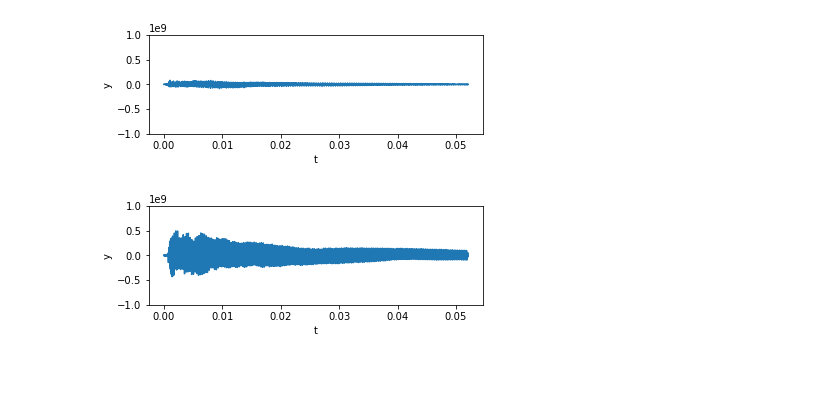
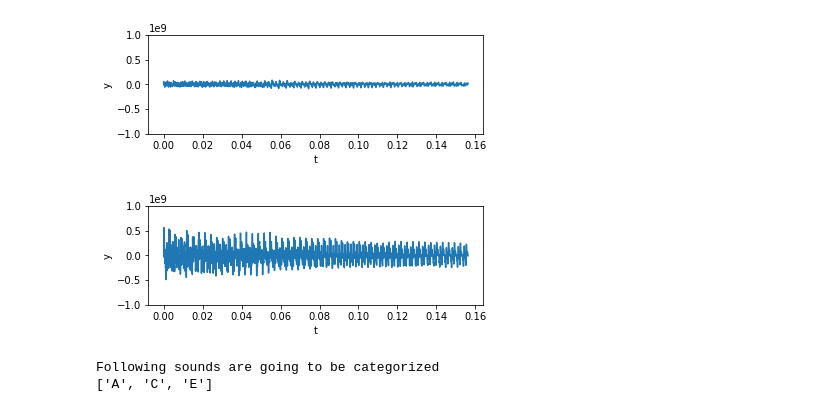
Before and after one commit to alexander-rykhlitskiy/ukulele_chords_detector, a Jupyter notebook: main.ipynb, the cells around one changed output. Cells and saved outputs as stored; diff of their text form; code cells hidden in the pictures; blank space fills up the shorter version.

Commit message:
Give not sparsed wav data to network. Read all directories in `samples`

```diff
--- a/main.ipynb
+++ b/main.ipynb
@@ -6,19 +6,13 @@ import matplotlib.pyplot as plt
 from scipy.io import wavfile
 import os
 
-# TensorFlow and tf.keras
-import tensorflow as tf
-from tensorflow import keras
-import glob
-
-FREQUENCIES_COUNT = 50000
-# https://stackoverflow.com/questions/25876640/subsampling-every-nth-entry-in-a-numpy-array
-EACH_N_ELEMENT = 10
+SHIFT_START = 2000
+CAPTURE     = 15000
 
 # https://stackoverflow.com/questions/53308674/audio-frequencies-in-python
 def read_wav(wav_file_name):
     sr, signal = wavfile.read(wav_file_name)
-    return (sr, signal[:FREQUENCIES_COUNT:EACH_N_ELEMENT, 0]) # use the first channel (or take their average, alternatively)
+    return (sr, signal[SHIFT_START:(SHIFT_START + CAPTURE), 0]) # use the first channel (or take their average, alternatively)
 
 def fetch_frequencies(wav_file_name):
     sr, y = read_wav(wav_file_name)
@@ -34,6 +28,6 @@ def show_frequency_spectrum(wav_file_name):
     plt.xlabel('t')
     plt.ylabel('y')
     axes = plt.gca()
-    axes.set_ylim([-1e9,1e9])
+    axes.set_ylim([-1e9, 1e9])
 
     plt.show()
@@ -43,0 +34,6 @@ show_frequency_spectrum('samples/A/train/1_out_of_tune/splitted_chord007.wav')
+# %%
+SAMPLES_DIR = 'samples'
+TRAIN_DIR = 'train'
+TEST_DIR = 'test'
+
+show_frequency_spectrum(os.path.join(SAMPLES_DIR, 'A', TRAIN_DIR, '1_out_of_tune', 'splitted_chord009.wav'))
@@ -44,11 +42,11 @@ show_frequency_spectrum('samples/A/train/1_out_of_tune/splitted_chord007.wav')
 # %%
-show_frequency_spectrum('samples/C/train/1/splitted_chord007.wav')
+show_frequency_spectrum(os.path.join(SAMPLES_DIR, 'C', TRAIN_DIR, '1', 'splitted_chord007.wav'))
 # %% [output]
-[figure, old version]
+[figure, new version]
 # %%
-show_frequency_spectrum('samples/E/train/1/splitted_chord007.wav')
+show_frequency_spectrum(os.path.join(SAMPLES_DIR, 'E', TRAIN_DIR, '1', 'splitted_chord007.wav'))
 # %% [output]
-[figure, old version]
+[figure, new version]
 # %%
 def files_to_tensors(files):
     return tf.convert_to_tensor([tf.convert_to_tensor(fetch_frequencies(file), np.int32) for file in files])
@@ -73 +66,27 @@ train_labels = tf.convert_to_tensor([labels_values['A']] * len(a_train_files) +
+# %%
+import glob
+import itertools
+
+def parse_sound_name(path):
+    sound_folders_depth = 1
+    return os.path.normpath(path).split(os.path.sep)[sound_folders_depth]
+
+sound_names_files = {}
+for sound_dir in glob.glob(os.path.join(SAMPLES_DIR, '*')):
+    sound_files_mask = os.path.join(sound_dir, TRAIN_DIR, '*', '*.wav')
+    name = parse_sound_name(sound_dir)
+    sound_names_files[name] = sound_names_files.get(name, []) + glob.glob(sound_files_mask)
+
+sound_names_index = {sound_name: idx for idx, sound_name in enumerate(sound_names_files.keys())}
+sound_names_index_reverted = {v: k for k, v in sound_names_index.items()}
+print('Following sounds are going to be categorized')
+print(list(sound_names_index.keys()))
+
+sound_files = list(itertools.chain.from_iterable(sound_names_files.values()))
+train_labels = [[sound_names_index[sound_name]] * len(files) for sound_name, files in sound_names_files.items()]
+train_labels = tf.convert_to_tensor(list(itertools.chain.from_iterable(train_labels)))
+train_files_data = files_to_tensors(sound_files)
+# %% [output]
+Following sounds are going to be categorized
+['A', 'C', 'E']
 # %%
```
Also changed, not shown: parts of 8 cells of this notebook, 3 other files.
